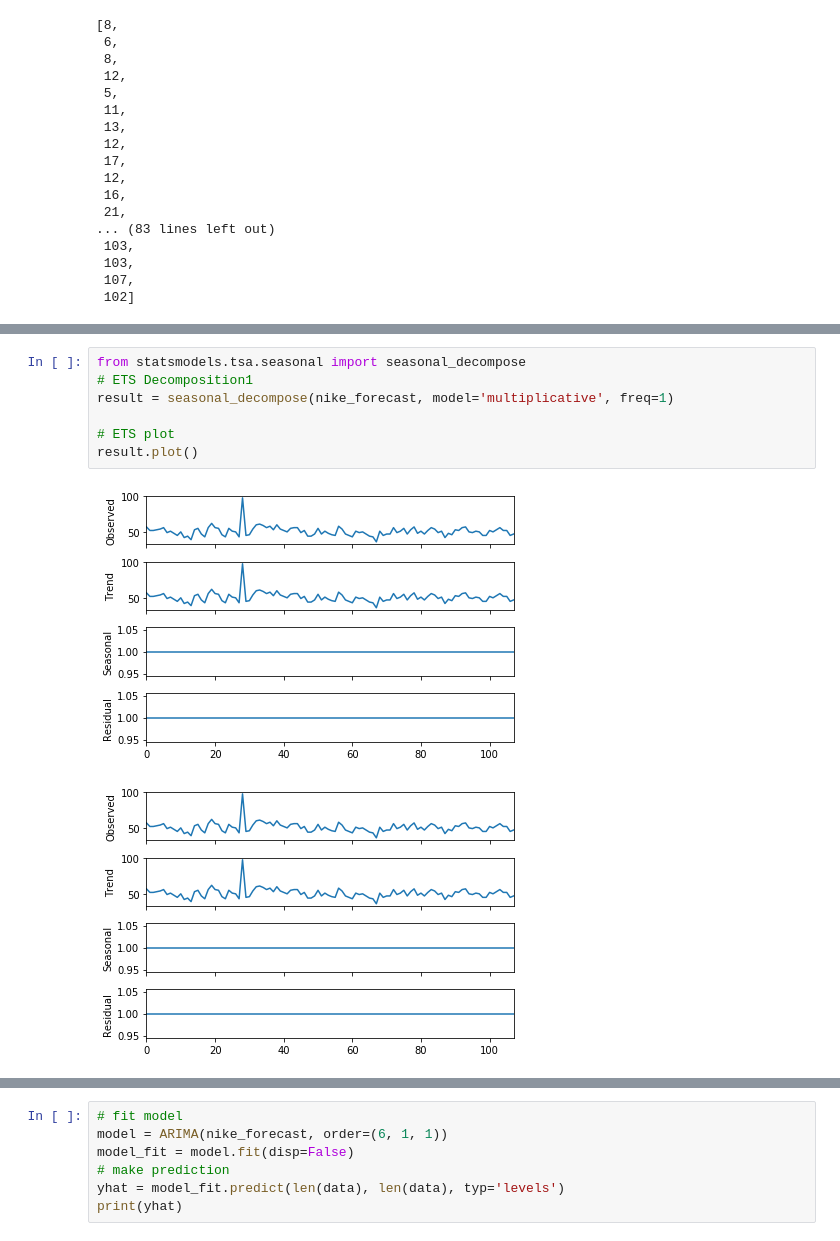
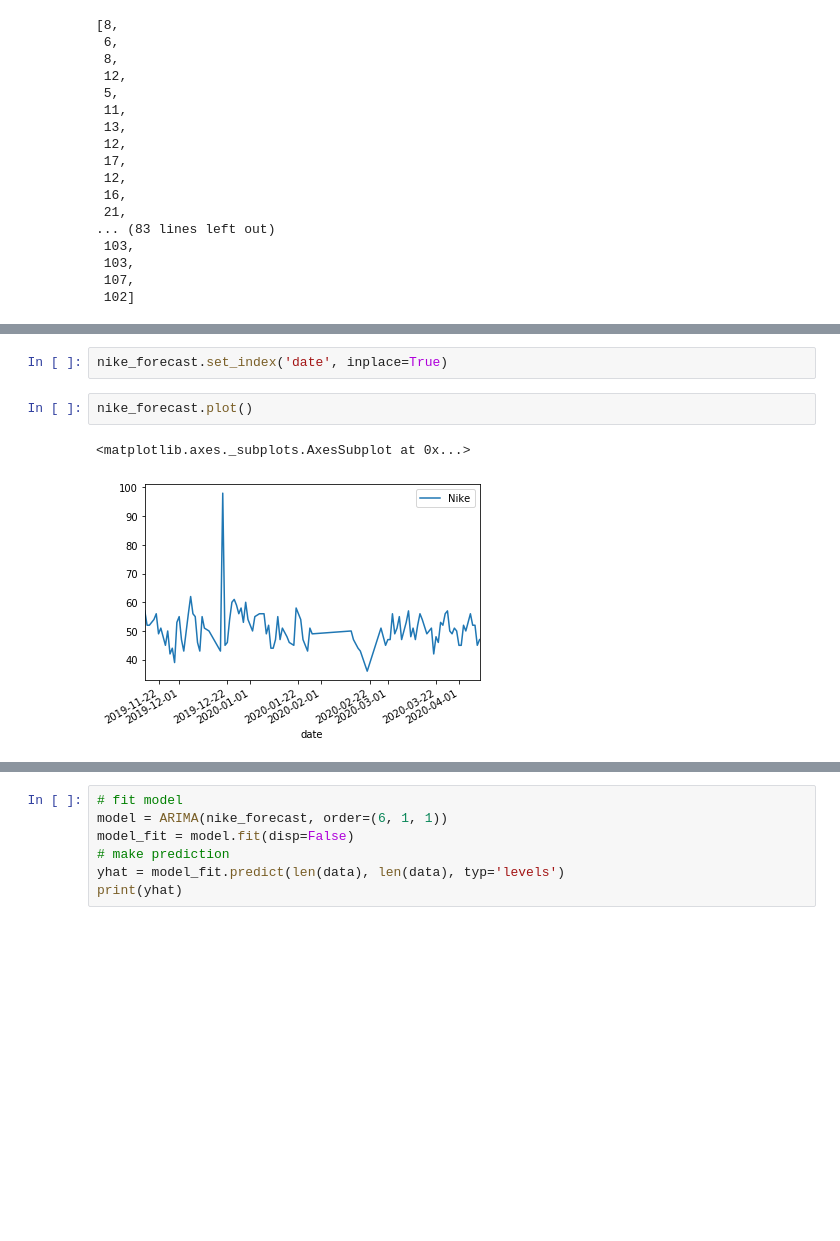
Before and after one commit to dxjester/Py.sneaker_webscrape, a Jupyter notebook: sneaker_scrape_nb.ipynb, the cells around one changed output, grey strips where cells are left out. Cells and saved outputs as stored; diff of their text form; blank space fills up the shorter version.

```diff
--- a/sneaker_scrape_nb.ipynb
+++ b/sneaker_scrape_nb.ipynb
@@ -1509,10 +1514,7 @@ nike_forecast[:5]
-# %%
-from statsmodels.tsa.seasonal import seasonal_decompose
-# ETS Decomposition1
-result = seasonal_decompose(nike_forecast, model='multiplicative', freq=1)
-
-# ETS plot
-result.plot()
-# %% [output]
-[figure, removed]
-[figure, removed]
+# %%
+nike_forecast.set_index('date', inplace=True)
+# %%
+nike_forecast.plot()
+# %% [output]
+<matplotlib.axes._subplots.AxesSubplot at 0x...>
+[figure, added]
```
Also changed, not shown: parts of 14 cells of this notebook.
